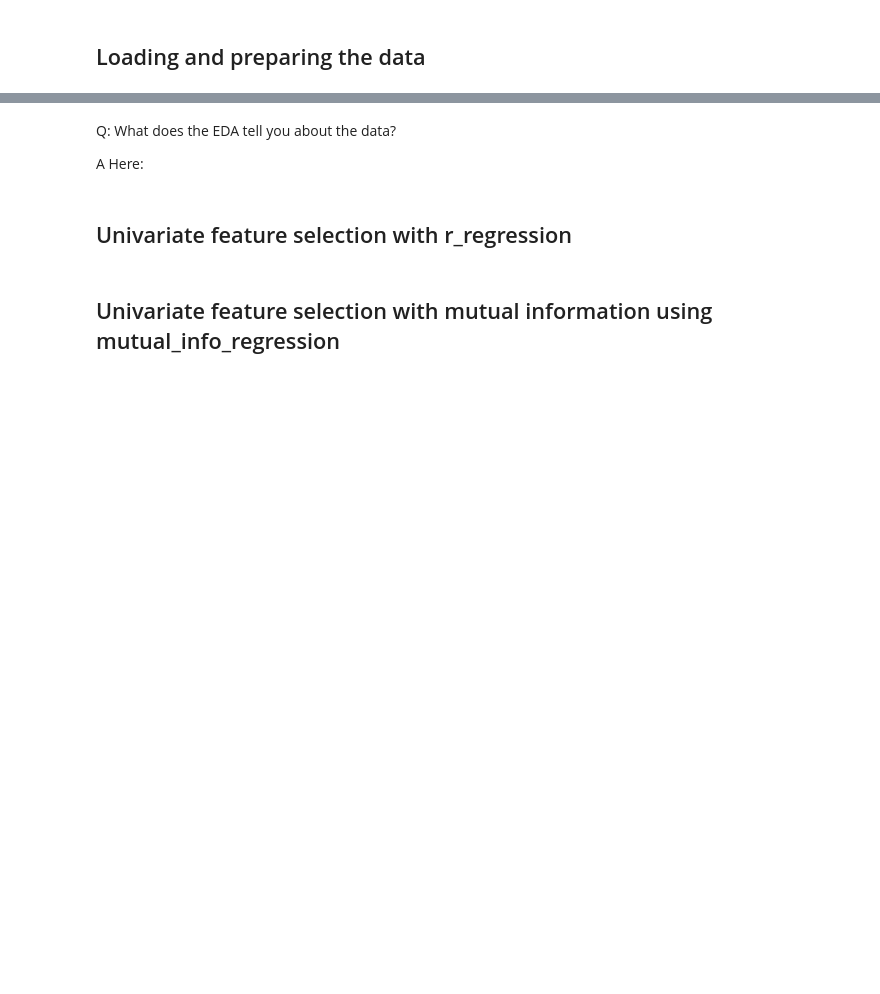
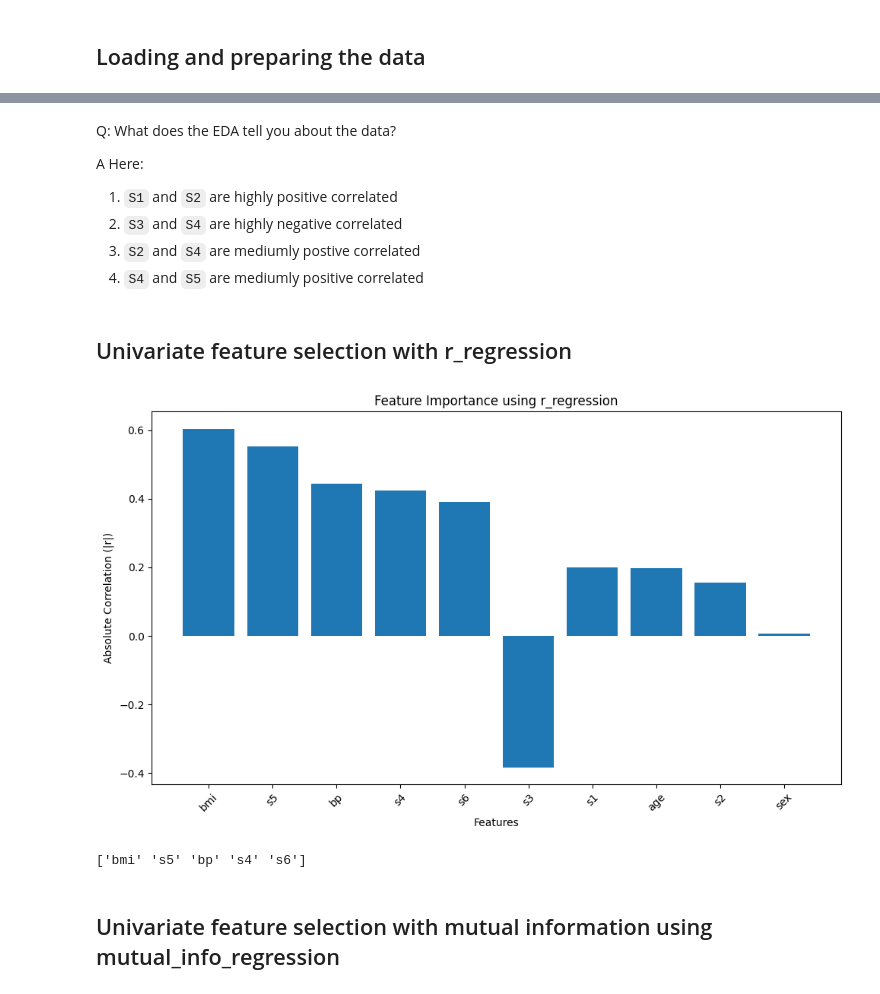
Before and after one commit to DataScienceAndEngineering/hw4p6-Arden-Zhu, a Jupyter notebook: dsei2100s26hw4p6-feature-selection.ipynb, the cells around one changed output, grey strips where cells are left out. Drawn from its saved outputs; the diff is of its cells as text; code cells hidden in the pictures; blank space fills up the shorter version.

```diff
--- a/dsei2100s26hw4p6-feature-selection.ipynb
+++ b/dsei2100s26hw4p6-feature-selection.ipynb
@@ -69,14 +142,35 @@ data = load_diabetes()
 Q: What does the EDA tell you about the data?
 
 A Here:
+1) `S1` and `S2` are highly positive correlated
+2) `S3` and `S4` are highly negative correlated
+3) `S2` and `S4` are mediumly postive correlated
+4) `S4` and `S5` are mediumly positive correlated
 # %% [markdown]
 ## Univariate feature selection with r_regression
 # %%
 # Use r_regression to get the feature importance, sort by the absolute value
 # but show the signed value on y and label on x by variable name
 # Should be a bar graph
+r_values = r_regression(X_train, y_train)
+sorted_idx = np.argsort(np.abs(r_values))[::-1]
+sorted_value = r_values[sorted_idx]
+
+plt.figure(figsize=(10, 6))
+plt.bar(x = range(len(r_values)), height = sorted_value)
+plt.xticks(range(len(r_values)), np.array(data.feature_names)[sorted_idx], rotation=45)
+plt.xlabel('Features')
+plt.ylabel('Absolute Correlation (|r|)')
+plt.title('Feature Importance using r_regression')
+plt.tight_layout()
+plt.show()
+# %% [output]
+[figure, added]
 # %%
 # print the top 5 features according to r_regression?
+print(np.array(data.feature_names)[sorted_idx][:5])
+# %% [output]
+['bmi' 's5' 'bp' 's4' 's6']
 # %% [markdown]
 ## Univariate feature selection with mutual information using mutual_info_regression
 # %%
```
Also changed, not shown: parts of 16 cells of this notebook.
